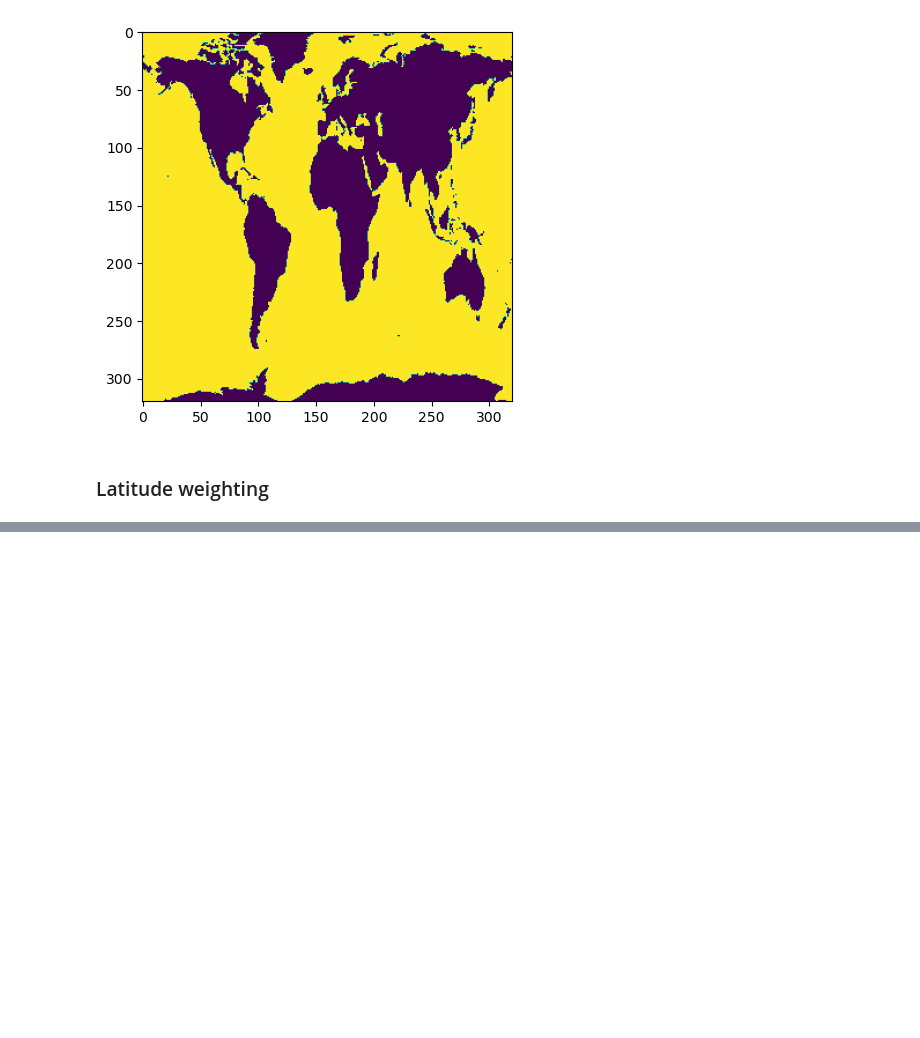
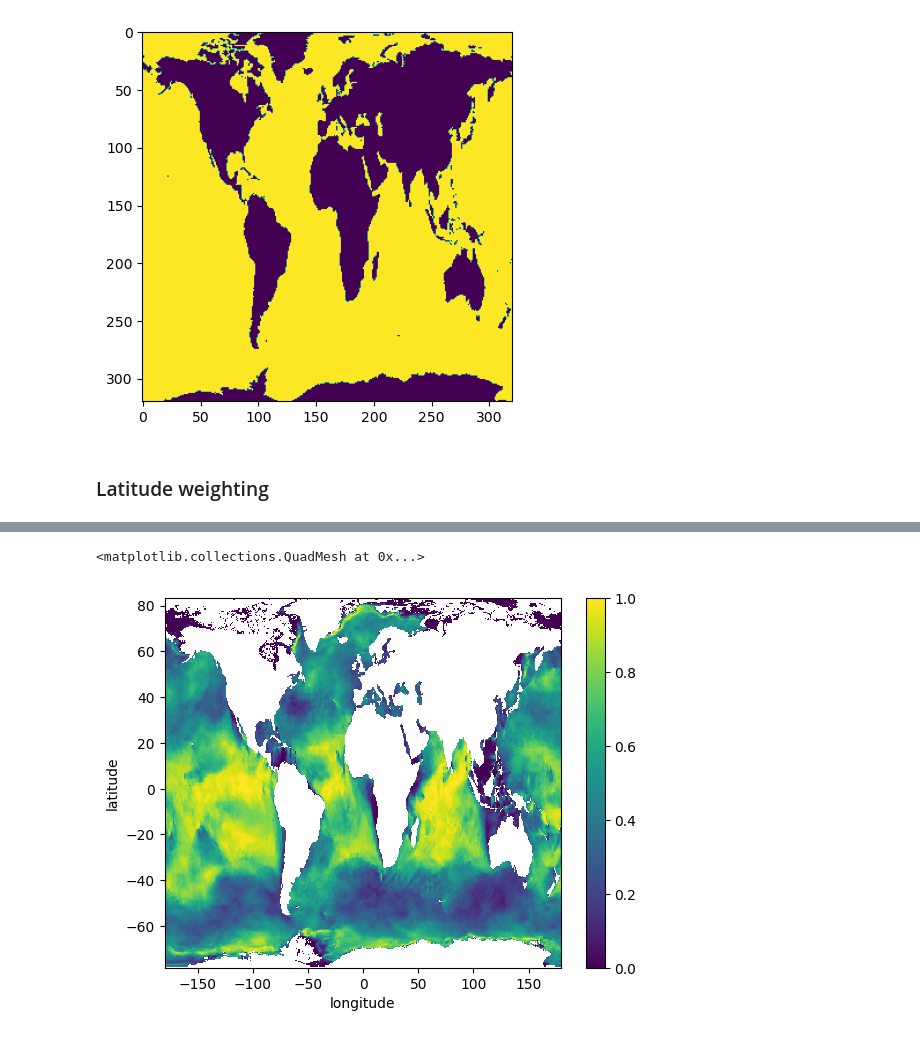
Before and after one commit to jiarong-wu/wavediffusion, a Jupyter notebook: data/ifremer/wavedata.ipynb, the cells around one changed output, grey strips where cells are left out. Drawn from its saved outputs; the diff is of its cells as text; code cells hidden in the pictures; blank space fills up the shorter version.

```diff
--- a/example/wavedata.ipynb
+++ b/data/ifremer/wavedata.ipynb
@@ -125,0 +171,26 @@ np.save('/global/homes/j/jiarongw/scratch_folder/wave_data/wlat.npy', wlat)
+# %%
+from utils import get_top2_indices
+ds, idx1, idx2 = get_top2_indices(ds)
+# %%
+import copy
+cmap = copy.copy(plt.get_cmap("viridis"))
+cmap.set_bad(color='white')  # Set NaNs to red
+
+# Wave height ratio
+ratio = ds.hs_p2 / ds.hs_p1
+# Direction difference
+dir_diff = abs(ds.dir_p1 - ds.dir_p2)
+dir_diff = xr.where(dir_diff <= 180, dir_diff, 360 - dir_diff)
+
+# Crossing sea criterion?
+crossing = xr.where((dir_diff >= 40) & (ratio > 0.5), 1, 0)
+# Re-apply land (ice) mask
+crossing_masked = crossing.where((ds.ice < 0.9).values)
+
+# Instantaneous map
+# crossing_masked.isel(time=0).plot(cmap=cmap)
+# Monthly averaged map
+crossing_masked.mean(dim='time').plot(cmap=cmap)
+# %% [output]
+<matplotlib.collections.QuadMesh at 0x...>
+[figure, added]
```
Also changed, not shown: parts of 10 cells of this notebook, 21 other files.
